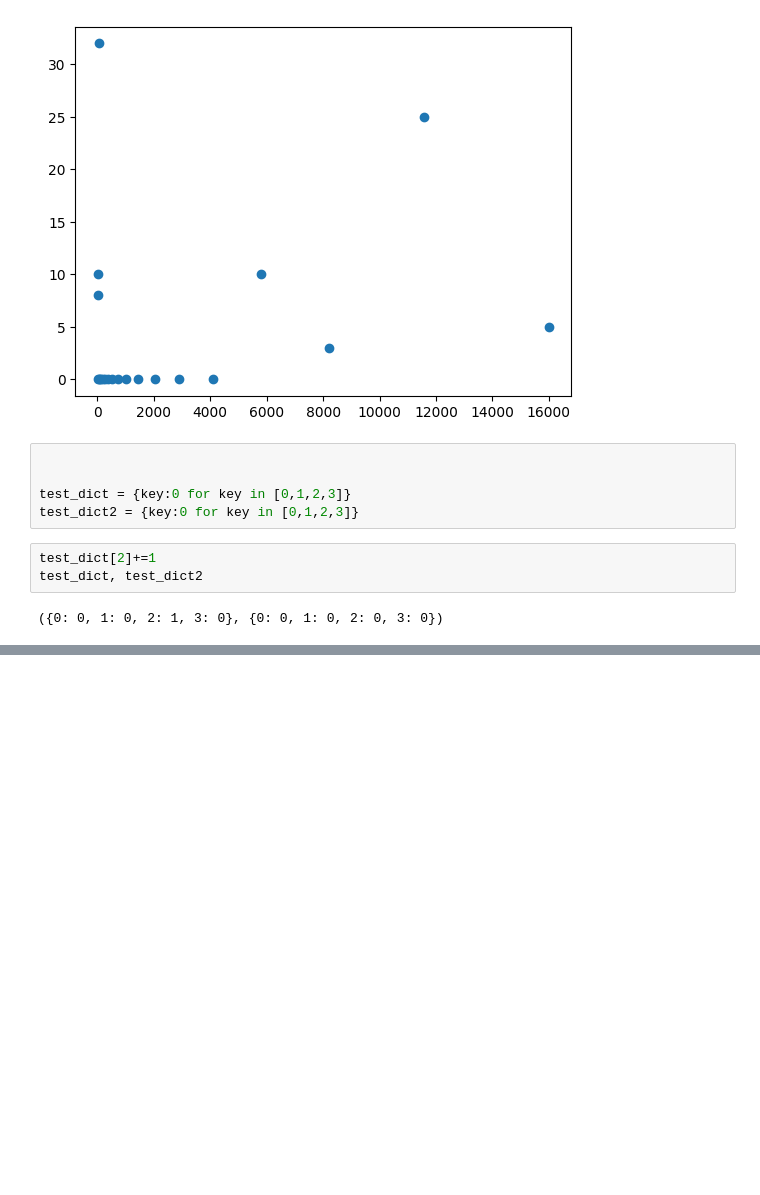
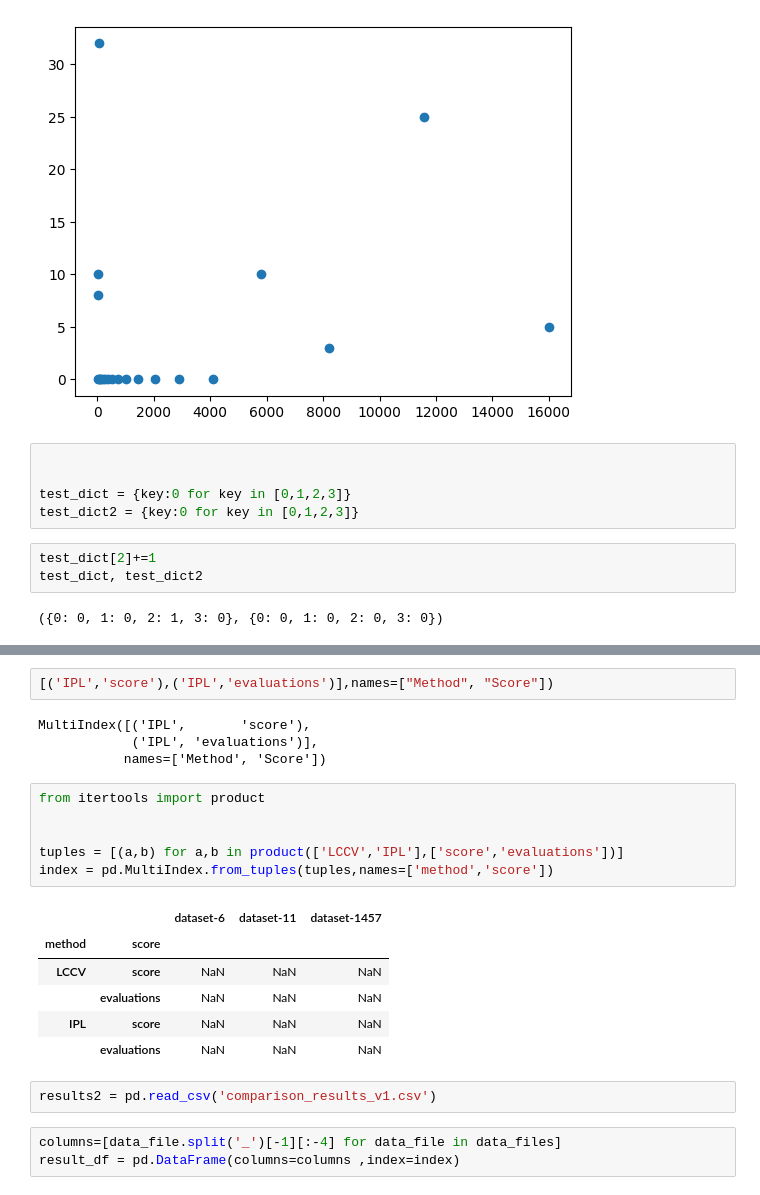
Before and after one commit to bramvaneerden/AutoML, a Jupyter notebook: A2/example.ipynb, the cells around one changed output, grey strips where cells are left out. Saved outputs shown, nothing was run; the diff lists cells and outputs as text; blank space fills up the shorter version.

```diff
--- a/A2/example.ipynb
+++ b/A2/example.ipynb
@@ -232,0 +252,24 @@ test_dict, test_dict2
+# %%
+[('IPL','score'),('IPL','evaluations')],names=["Method", "Score"])
+# %% [output]
+MultiIndex([('IPL',       'score'),
+            ('IPL', 'evaluations')],
+           names=['Method', 'Score'])
+# %%
+from itertools import product
+
+
+tuples = [(a,b) for a,b in product(['LCCV','IPL'],['score','evaluations'])]
+index = pd.MultiIndex.from_tuples(tuples,names=['method','score'])
+# %% [output]
+|  |  | dataset-6 | dataset-11 | dataset-1457 |
+| method | score |  |  |  |
+| LCCV | score | NaN | NaN | NaN |
+|  | evaluations | NaN | NaN | NaN |
+| IPL | score | NaN | NaN | NaN |
+|  | evaluations | NaN | NaN | NaN |
+# %%
+results2 = pd.read_csv('comparison_results_v1.csv')
+# %%
+columns=[data_file.split('_')[-1][:-4] for data_file in data_files]
+result_df = pd.DataFrame(columns=columns ,index=index)
```
Also changed, not shown: parts of 7 cells of this notebook, 16 other files.
